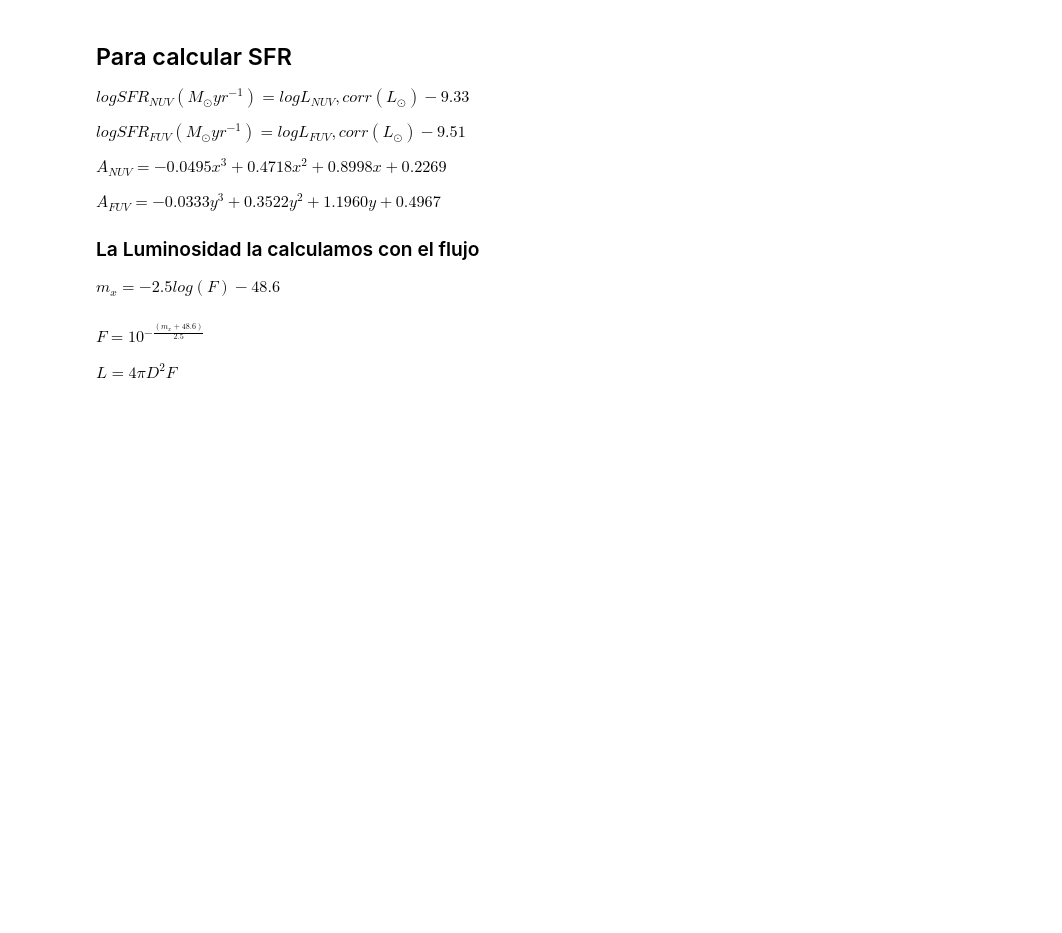
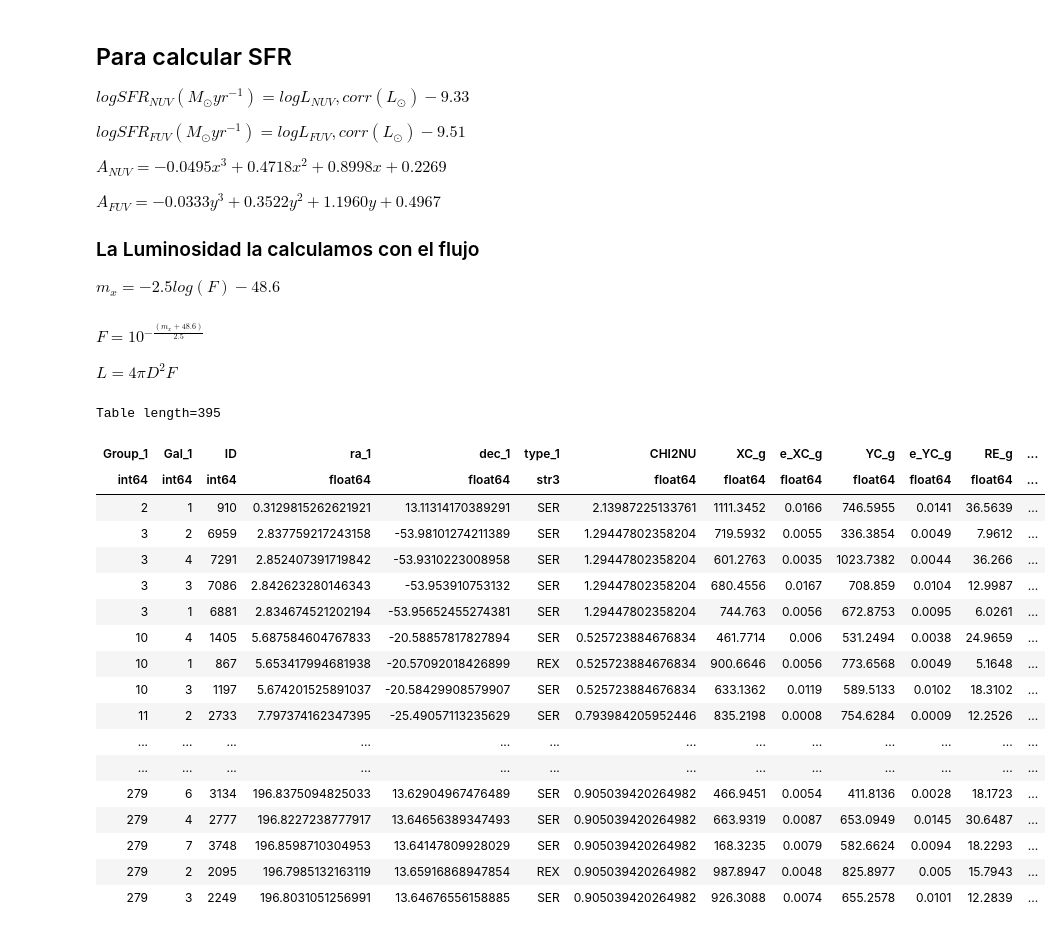
Before and after one commit to Siortiz/MorphoLS, a Jupyter notebook: Analysis/DECALS_plots.ipynb, the cells around one changed output. Cells and saved outputs as stored; diff of their text form; code cells hidden in the pictures; blank space fills up the shorter version.

```diff
--- a/Analysis/DECALS_plots.ipynb
+++ b/Analysis/DECALS_plots.ipynb
@@ -488,0 +535,49 @@ $L = 4\pi D^2 F$
+# %%
+# Función para verificar si un valor es numérico
+def is_number(value):
+    try:
+        float(value)
+        return True
+    except (ValueError, TypeError):
+        return False
+
+# Convertir los valores enmascarados a string y eliminar espacios en blanco
+final_table['mag_w3'] = [str(x).strip() for x in final_table['mag_w3']]
+
+# Crear una máscara booleana para los valores numéricos
+mask = [is_number(x) for x in final_table['mag_w3']]
+
+# Aplicar la máscara para filtrar la tabla
+final_table = final_table[mask]
+
+# Convertir la columna a tipo flotante
+final_table['mag_w3'] = final_table['mag_w3'].astype(float)
+
+# Eliminar filas con valores NaN
+final_table = final_table[~np.isnan(final_table['mag_w3'])]
+
+# Eliminar filas con valores infinitos
+final_table = final_table[np.isfinite(final_table['mag_w3'])]
+
+# Mostrar la tabla resultante
+final_table
+# %% [output]
+Table length=395
+| Group_1 | Gal_1 | ID | ra_1 | dec_1 | type_1 | CHI2NU | XC_g | e_XC_g | YC_g | e_YC_g | RE_g | ... |
+| int64 | int64 | int64 | float64 | float64 | str3 | float64 | float64 | float64 | float64 | float64 | float64 | ... |
+| 2 | 1 | 910 | 0.3129815262621921 | 13.11314170389291 | SER | 2.13987225133761 | 1111.3452 | 0.0166 | 746.5955 | 0.0141 | 36.5639 | ... |
+| 3 | 2 | 6959 | 2.837759217243158 | -53.98101274211389 | SER | 1.29447802358204 | 719.5932 | 0.0055 | 336.3854 | 0.0049 | 7.9612 | ... |
+| 3 | 4 | 7291 | 2.852407391719842 | -53.9310223008958 | SER | 1.29447802358204 | 601.2763 | 0.0035 | 1023.7382 | 0.0044 | 36.266 | ... |
+| 3 | 3 | 7086 | 2.842623280146343 | -53.953910753132 | SER | 1.29447802358204 | 680.4556 | 0.0167 | 708.859 | 0.0104 | 12.9987 | ... |
+| 3 | 1 | 6881 | 2.834674521202194 | -53.95652455274381 | SER | 1.29447802358204 | 744.763 | 0.0056 | 672.8753 | 0.0095 | 6.0261 | ... |
+| 10 | 4 | 1405 | 5.687584604767833 | -20.58857817827894 | SER | 0.525723884676834 | 461.7714 | 0.006 | 531.2494 | 0.0038 | 24.9659 | ... |
+| 10 | 1 | 867 | 5.653417994681938 | -20.57092018426899 | REX | 0.525723884676834 | 900.6646 | 0.0056 | 773.6568 | 0.0049 | 5.1648 | ... |
+| 10 | 3 | 1197 | 5.674201525891037 | -20.58429908579907 | SER | 0.525723884676834 | 633.1362 | 0.0119 | 589.5133 | 0.0102 | 18.3102 | ... |
+| 11 | 2 | 2733 | 7.797374162347395 | -25.49057113235629 | SER | 0.793984205952446 | 835.2198 | 0.0008 | 754.6284 | 0.0009 | 12.2526 | ... |
+| ... | ... | ... | ... | ... | ... | ... | ... | ... | ... | ... | ... | ... |
+| ... | ... | ... | ... | ... | ... | ... | ... | ... | ... | ... | ... | ... |
+| 279 | 6 | 3134 | 196.8375094825033 | 13.62904967476489 | SER | 0.905039420264982 | 466.9451 | 0.0054 | 411.8136 | 0.0028 | 18.1723 | ... |
+| 279 | 4 | 2777 | 196.8227238777917 | 13.64656389347493 | SER | 0.905039420264982 | 663.9319 | 0.0087 | 653.0949 | 0.0145 | 30.6487 | ... |
+| 279 | 7 | 3748 | 196.8598710304953 | 13.64147809928029 | SER | 0.905039420264982 | 168.3235 | 0.0079 | 582.6624 | 0.0094 | 18.2293 | ... |
+| 279 | 2 | 2095 | 196.7985132163119 | 13.65916868947854 | REX | 0.905039420264982 | 987.8947 | 0.0048 | 825.8977 | 0.005 | 15.7943 | ... |
+| 279 | 3 | 2249 | 196.8031051256991 | 13.64676556158885 | SER | 0.905039420264982 | 926.3088 | 0.0074 | 655.2578 | 0.0101 | 12.2839 | ... |
```
Also changed, not shown: parts of 5 cells of this notebook.
